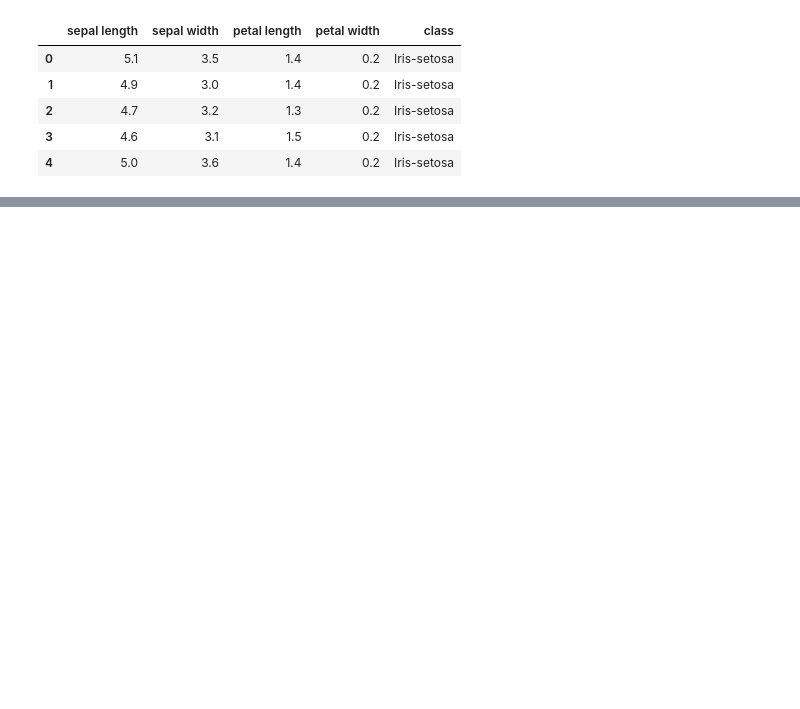
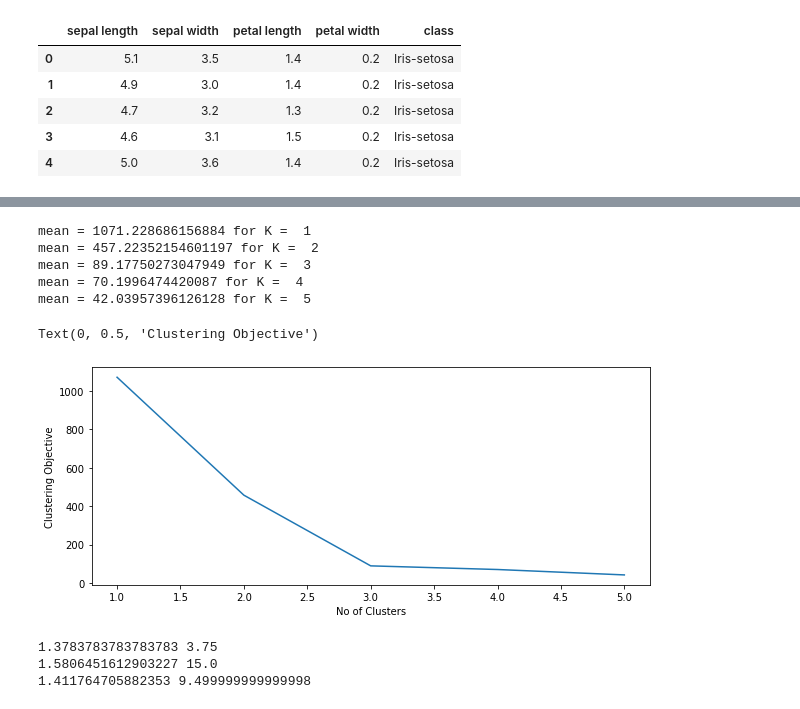
Before and after one commit to chandms/Security_Analytics, a Jupyter notebook: Assignment2/Problem4.ipynb, the cells around one changed output, grey strips where cells are left out. Saved outputs shown, nothing was run; the diff lists cells and outputs as text; code cells hidden in the pictures; blank space fills up the shorter version.

```diff
--- a/Assignment2/Problem4.ipynb
+++ b/Assignment2/Problem4.ipynb
@@ -199,0 +158,10 @@ iris_df['class']=iris_obj['class']
+# %%
+for k in range(len(final_centroids)):
+    print("centroids for k_value = ",k+1)
+    print("Initial Centroids")
+    for t in range(len(initial_centroids[k][0])):
+        print(initial_centroids[k][0][t],initial_centroids[k][1][t])
+    print("\nFinal Centroids")
+    for t in range(len(final_centroids[k][0])):
+        print(final_centroids[k][0][t],final_centroids[k][1][t])
+    print("\n\n*******\n\n")
@@ -199,0 +186,40 @@ iris_df['class']=iris_obj['class']
+# %%
+acc=[]
+for u in range(len(maps_of_points)):
+    fmap=maps_of_points[u]
+    centroids = final_centroids[u]
+    sum_dist=0
+    for t in range(len(fmap)):
+        pts = fmap[t]
+        mn_dist=0
+        for y in range(len(pts)):
+            dist = get_distance(centroids[0][t],centroids[1][t],
+                                    iris_df_new['x1'].iloc[pts[y]],iris_df_new['x2'].iloc[pts[y]])
+            mn_dist+=dist
+        sum_dist+=mn_dist
+    acc.append(sum_dist)
+    print("mean =", sum_dist, "for K = ",u+1)
+# %% [output]
+mean = 1071.228686156884 for K =  1
+mean = 457.22352154601197 for K =  2
+mean = 89.17750273047949 for K =  3
+mean = 70.1996474420087 for K =  4
+mean = 42.03957396126128 for K =  5
+# %%
+plt.figure(figsize=(10,4))
+index=range(1,6)
+sns.lineplot(x=index, y=acc)
+plt.xlabel('No of Clusters')
+plt.ylabel('Clustering Objective')
+# %% [output]
+Text(0, 0.5, 'Clustering Objective')
+[figure, added]
+# %%
+#chosen cluster = 3
+centroids_x13,centroids_x23=initialize_kmeans_plus_plus(3)
+for u in range(len(centroids_x13)):
+        print(centroids_x13[u],centroids_x23[u])
+# %% [output]
+1.3783783783783783 3.75
+1.5806451612903227 15.0
+1.411764705882353 9.499999999999998
```
Also changed, not shown: parts of 25 cells of this notebook, 3 other files.
